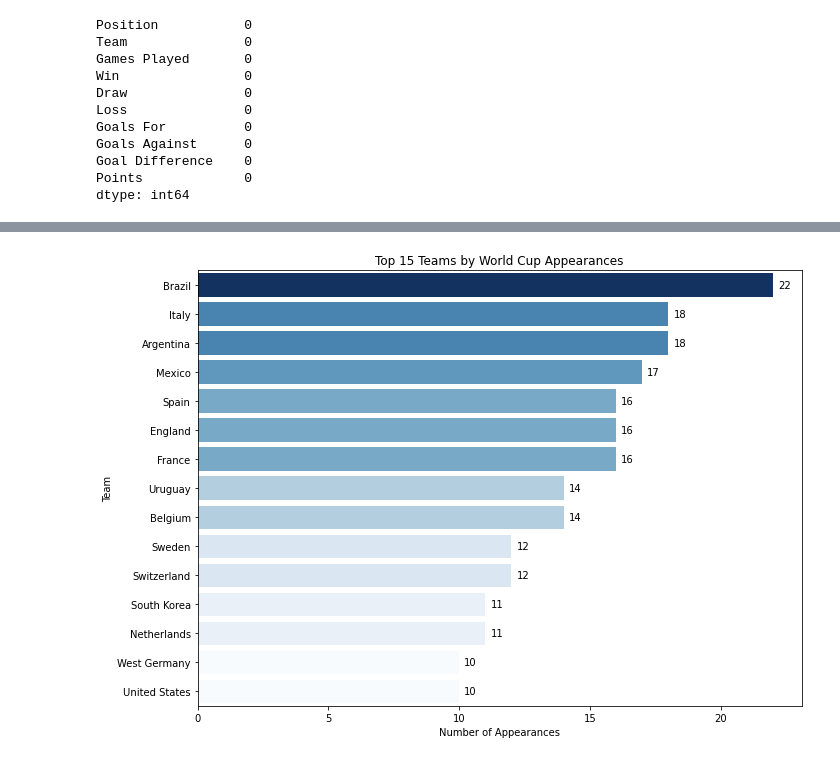
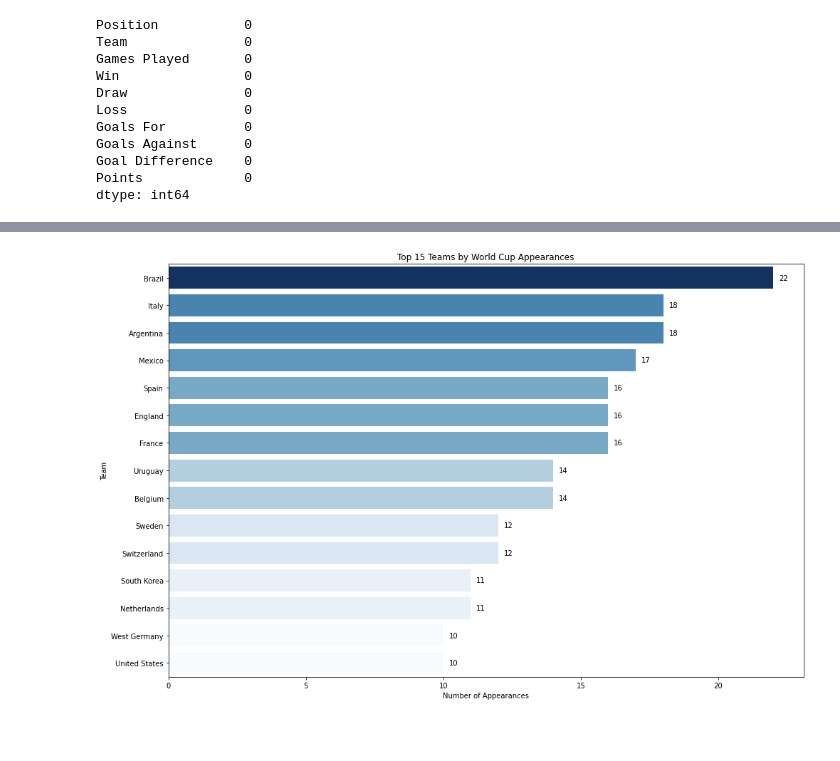
Before and after one commit to Cemozbay1/FIFA_WC_Data_Analysis, a Jupyter notebook: FIFA_Word_Cup_Predictive_Analysis.ipynb, the cells around one changed output, grey strips where cells are left out. Cells and saved outputs as stored; diff of their text form; code cells hidden in the pictures; blank space fills up the shorter version.

```diff
--- a/FIFA_Word_Cup_Predictive_Analysis.ipynb
+++ b/FIFA_Word_Cup_Predictive_Analysis.ipynb
@@ -92,11 +99,7 @@ dtype: int64
 # %%
-from matplotlib.cm import get_cmap, ScalarMappable
-from matplotlib.colors import Normalize
+# Normalize values and return a list of RGBA colors using the given colormap.
+def map_colors(values, cmap_name="Blues"):
 
-def map_colors(values, cmap_name="Blues"):
-    """
-    Normalize values and return a list of RGBA colors using the given colormap.
-    """
     norm = Normalize(vmin=min(values), vmax=max(values))
     cmap = get_cmap(cmap_name)
     return [cmap(norm(val)) for val in values], cmap, norm
@@ -191,28 +121,28 @@ There are 88 unique teams out of the 489 total appearances in World Cup history.
 # %%
 top_n = 15
 plot_data = team_apps_data.head(top_n)
 
 # Color mapping: darker = more appearances
 colors, cmap, norm = map_colors(plot_data["Appearances"], cmap_name="Blues")
 
 # Plot
-plt.figure(figsize=(10, 7))
+plt.figure(figsize=(14, 9))
 ax = sns.barplot(
     data=plot_data,
     y="Team",
     x="Appearances",
     palette=colors
 )
 
 plt.title(f"Top {top_n} Teams by World Cup Appearances")
 plt.xlabel("Number of Appearances")
 plt.ylabel("Team")
 
 # Add labels
 for i, row in plot_data.iterrows():
     ax.text(row["Appearances"] + 0.2, i, row["Appearances"], va="center")
 
 plt.tight_layout()
 plt.show()
 # %% [output]
-[figure, old version]
+[figure, new version]
```
Also changed, not shown: parts of 30 cells of this notebook.
